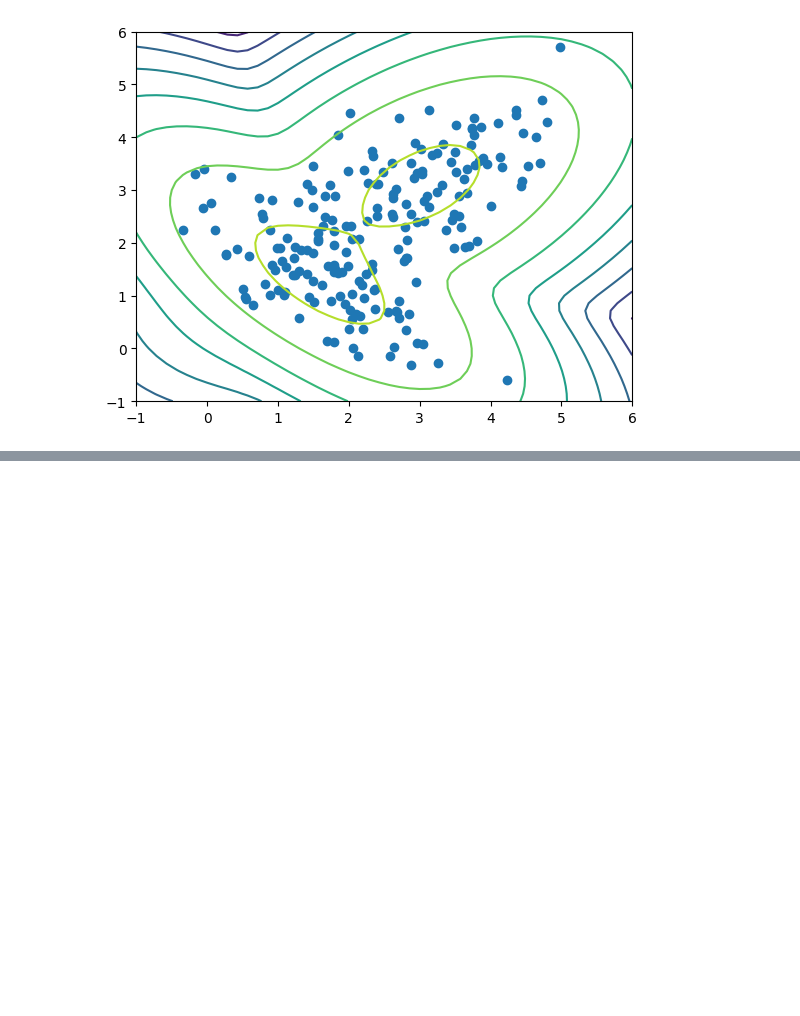
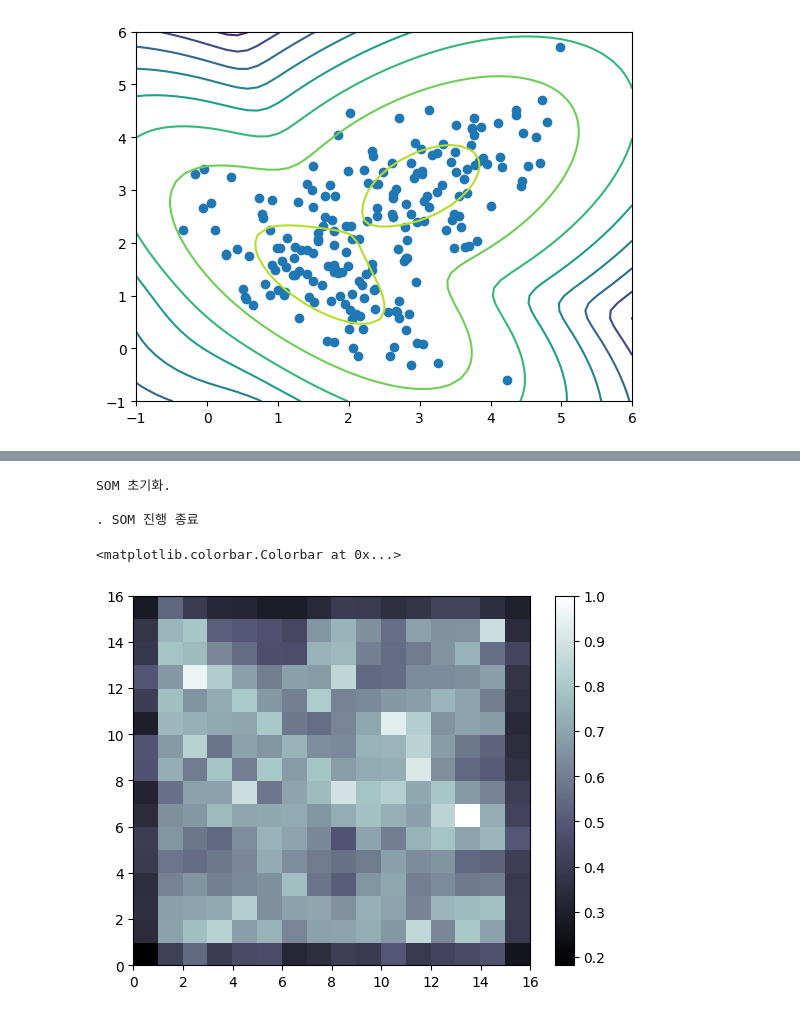
Before and after one commit to ljsoung/PyTorch, a Jupyter notebook: chap11.ipynb, the cells around one changed output, grey strips where cells are left out. Cells and saved outputs as stored; diff of their text form; code cells hidden in the pictures; blank space fills up the shorter version.

```diff
--- a/chap11.ipynb
+++ b/chap11.ipynb
@@ -147,0 +168,25 @@ plt.show()
+# %%
+import numpy as np
+from sklearn.datasets import load_digits
+from minisom import MiniSom
+from pylab import plot, axis, show, pcolor, colorbar, bone
+
+digits = load_digits()
+data = digits.data
+labels = digits.target
+# %%
+som = MiniSom(16, 16, 64, sigma=1.0, learning_rate=0.5)
+som.random_weights_init(data)
+print("SOM 초기화.")
+som.train_random(data, 10000)
+print("\n. SOM 진행 종료")
+
+bone()
+pcolor(som.distance_map().T)
+colorbar()
+# %% [output]
+SOM 초기화.
+
+. SOM 진행 종료
+<matplotlib.colorbar.Colorbar at 0x...>
+[figure, added]
```
Also changed, not shown: parts of 2 cells of this notebook.
